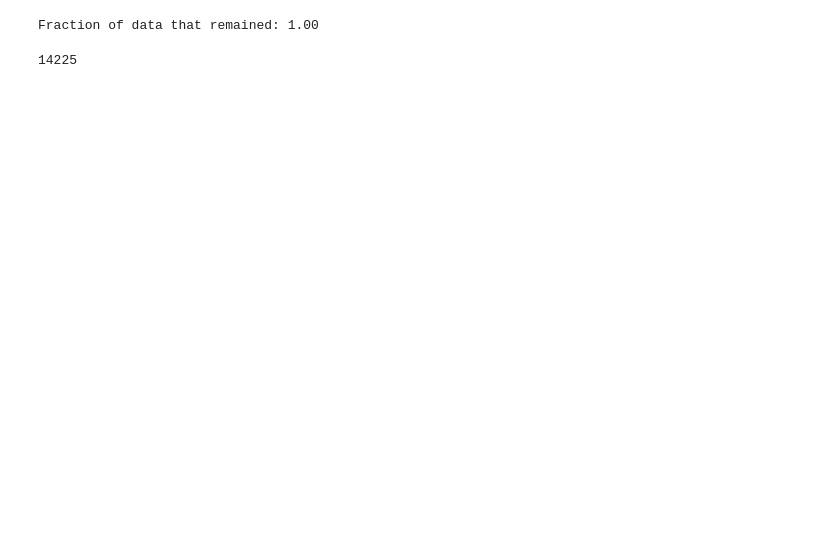
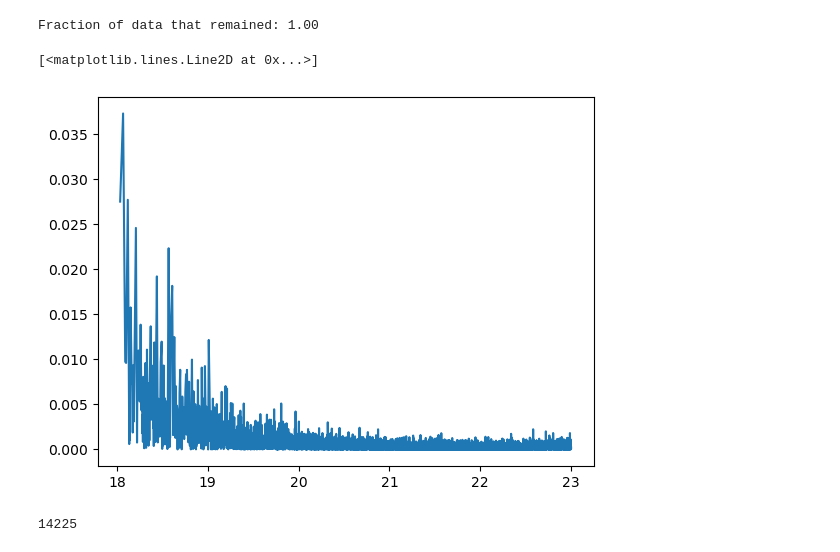
Before and after one commit to XuZhaozhong-1/DESI-ZTF, a Jupyter notebook: DESI-ZTF/QSO_DIS.ipynb, the cells around one changed output. Drawn from its saved outputs; the diff is of its cells as text; code cells hidden in the pictures; blank space fills up the shorter version.

```diff
--- a/DESI-ZTF/QSO_DIS.ipynb
+++ b/DESI-ZTF/QSO_DIS.ipynb
@@ -32,6 +32,14 @@ apr_mag_r = d['APP_MAG_R'][SEL][~indice]
 apr_mag_r_err = d['APP_MAGERR_R'][SEL][~indice]
 z_desi = d['Z'][SEL][~indice]
 d_desi = Planck18.distmod(z_desi).value
+# %%
+apr_mag_r_sorted = np.sort(apr_mag_r)
+delta_m = apr_mag_r_sorted[1:]-apr_mag_r_sorted[:-1]
+center_m = (apr_mag_r_sorted[1:]+apr_mag_r_sorted[:-1])/2
+plt.plot(center_m,delta_m)
+# %% [output]
+[<matplotlib.lines.Line2D at 0x...>]
+[figure, added]
 # %%
 TARGETID, indices = np.unique(TARGETID, return_index=True)
 #apr_mag_g = apr_mag_g[indices]
```
Also changed, not shown: parts of 6 cells of this notebook, 10 other files.
